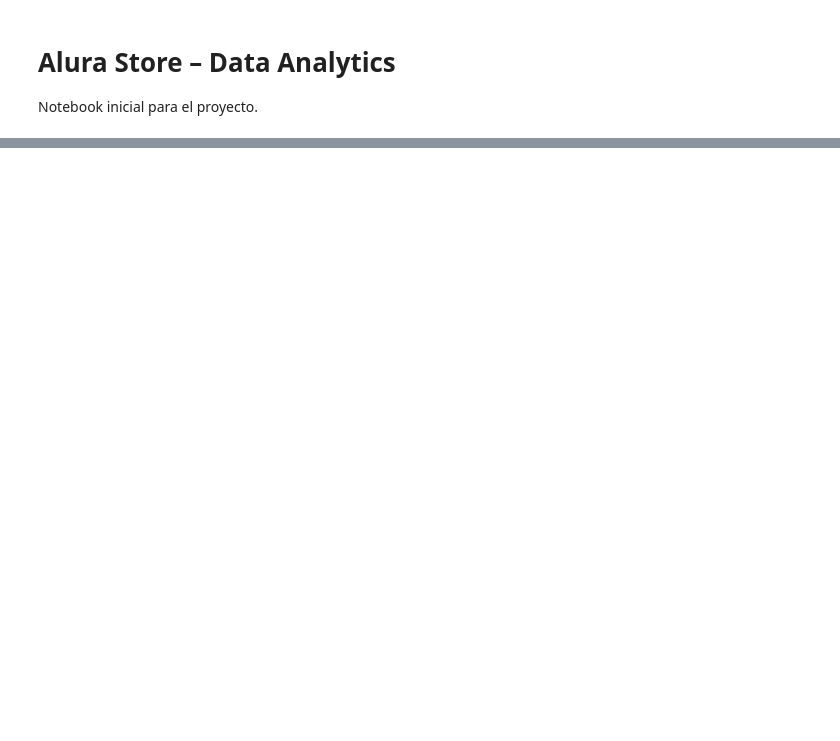
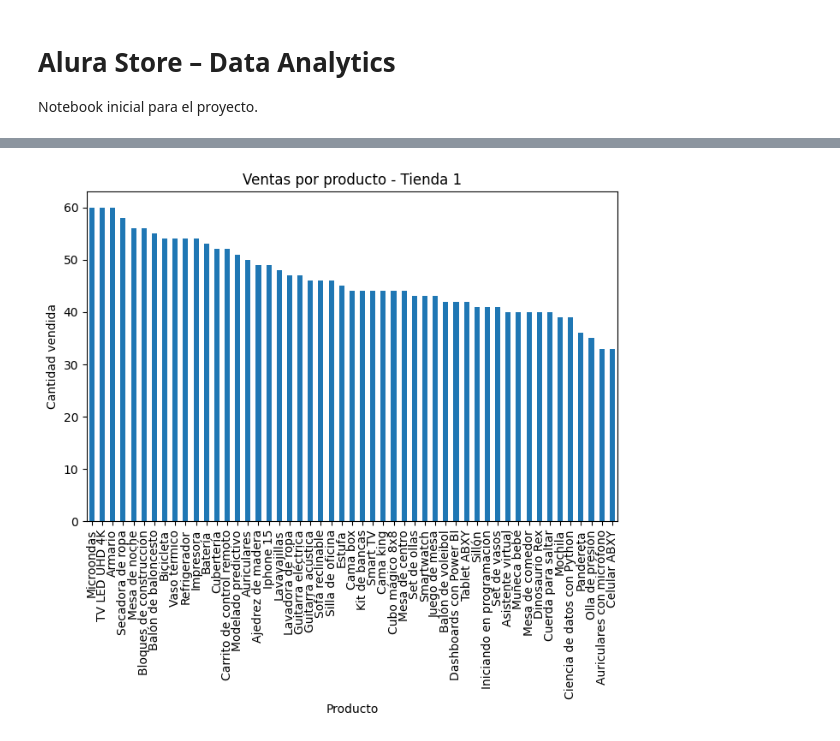
Before and after one commit to MadridVP/Alura-Store_Data_Analytic_VM, a Jupyter notebook: Alura_Store_VPM.ipynb, the cells around one changed output, grey strips where cells are left out. Saved outputs shown, nothing was run; the diff lists cells and outputs as text; code cells hidden in the pictures; blank space fills up the shorter version.

```diff
--- a/Alura_Store_VPM.ipynb
+++ b/Alura_Store_VPM.ipynb
@@ -28,0 +170,15 @@ tienda.head()
+# %%
+import matplotlib.pyplot as plt
+
+# Contar ventas por producto
+ventas_t1 = tienda['Producto'].value_counts()
+
+# Gráfico
+plt.figure(figsize=(8,5))
+ventas_t1.plot(kind='bar')
+plt.title('Ventas por producto - Tienda 1')
+plt.xlabel('Producto')
+plt.ylabel('Cantidad vendida')
+plt.show()
+# %% [output]
+[figure, added]
```
Also changed, not shown: parts of 21 cells of this notebook.
